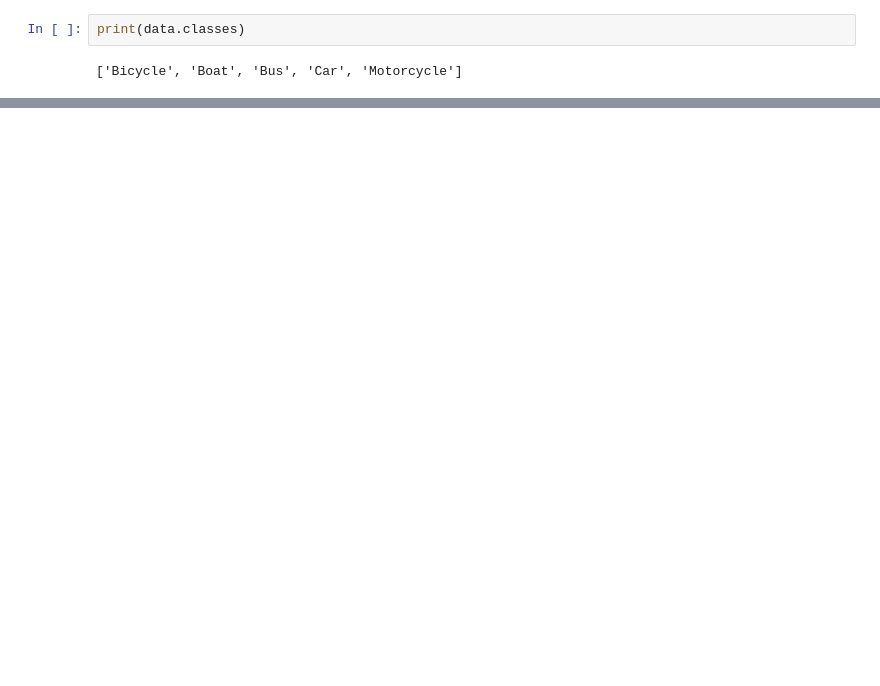
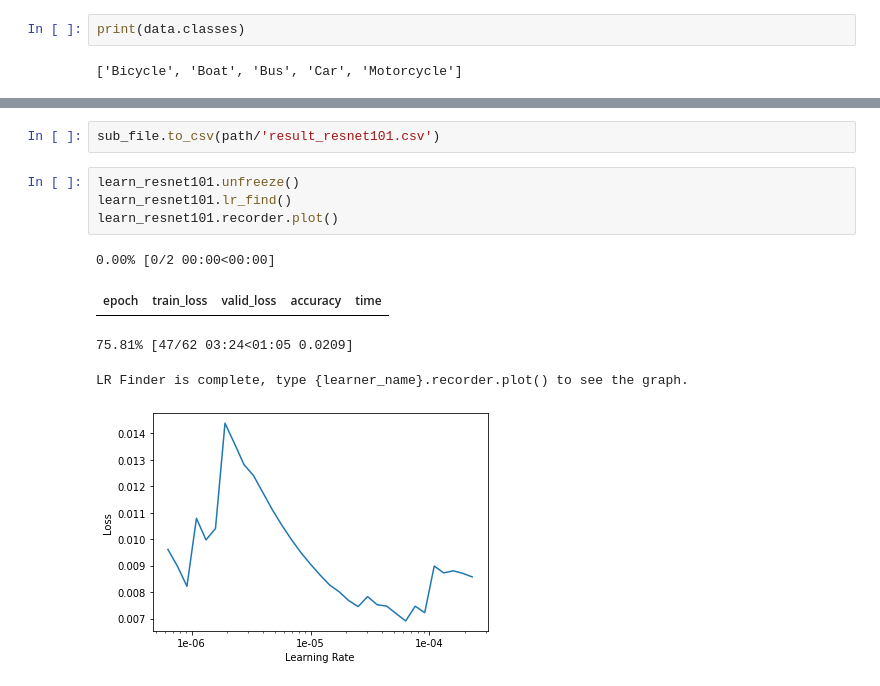
Before and after one commit to amitnits2016/fastai, a Jupyter notebook: 5_VehicleClassClassification/5_VehicleClassClassification.ipynb, the cells around one changed output, grey strips where cells are left out. Drawn from its saved outputs; the diff is of its cells as text; blank space fills up the shorter version.

```diff
--- a/5_VehicleClassClassification/5_VehicleClassClassification.ipynb
+++ b/5_VehicleClassClassification/5_VehicleClassClassification.ipynb
@@ -64,0 +187,12 @@ print(data.classes)
+# %%
+sub_file.to_csv(path/'result_resnet101.csv')
+# %%
+learn_resnet101.unfreeze()
+learn_resnet101.lr_find()
+learn_resnet101.recorder.plot()
+# %% [output]
+0.00% [0/2 00:00<00:00]
+| epoch | train_loss | valid_loss | accuracy | time |
+75.81% [47/62 03:24<01:05 0.0209]
+LR Finder is complete, type {learner_name}.recorder.plot() to see the graph.
+[figure, added]
```
Also changed, not shown: parts of 20 cells of this notebook.
